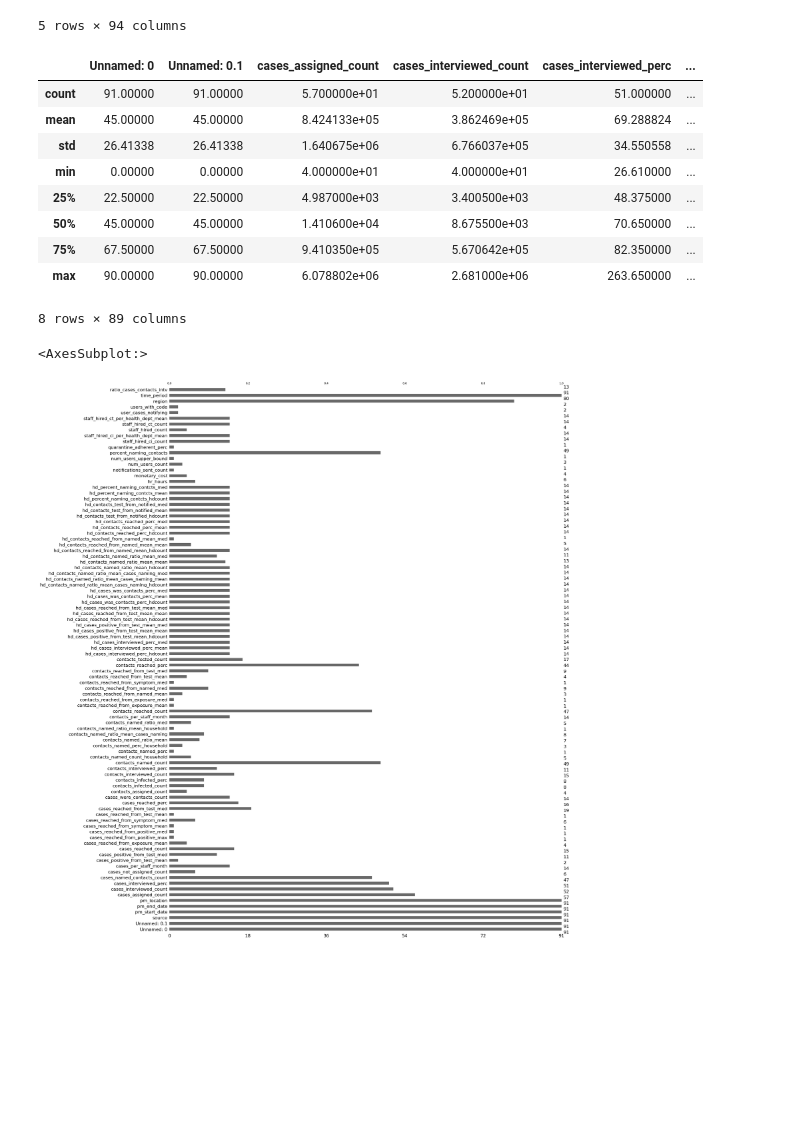
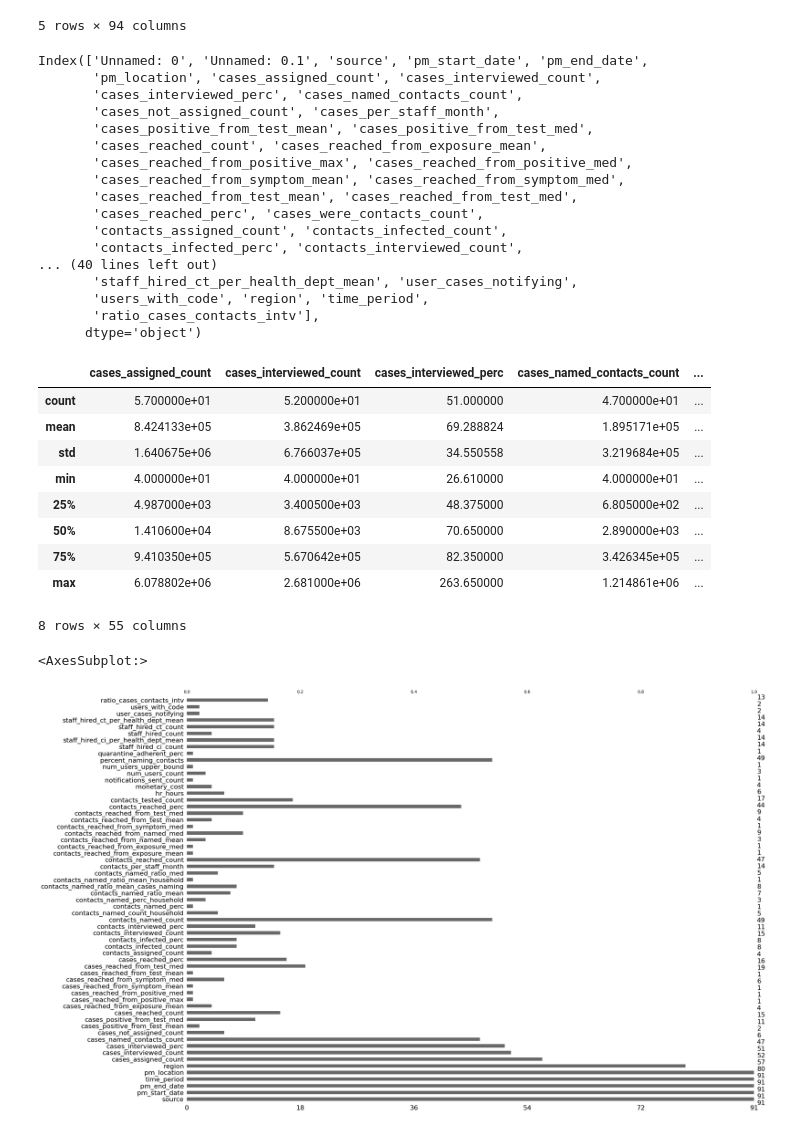
Before and after one commit to adam-s-elder/DEN_future, a Jupyter notebook: reporting/data_analysis.ipynb, the cells around one changed output. Cells and saved outputs as stored; diff of their text form; code cells hidden in the pictures; blank space fills up the shorter version.

```diff
--- a/reporting/data_analysis.ipynb
+++ b/reporting/data_analysis.ipynb
@@ -16,5 +16,23 @@ df.head()
 | 4 | 4 | 4 | A Patient-Initiated Digital COVID... | 2020-05-18 | 08/17/2020 | United States* | NaN | ... |
 5 rows × 94 columns
 # %%
-#df.columns
+df.columns
+# %% [output]
+Index(['Unnamed: 0', 'Unnamed: 0.1', 'source', 'pm_start_date', 'pm_end_date',
+       'pm_location', 'cases_assigned_count', 'cases_interviewed_count',
+       'cases_interviewed_perc', 'cases_named_contacts_count',
+       'cases_not_assigned_count', 'cases_per_staff_month',
+       'cases_positive_from_test_mean', 'cases_positive_from_test_med',
+       'cases_reached_count', 'cases_reached_from_exposure_mean',
+       'cases_reached_from_positive_max', 'cases_reached_from_positive_med',
+       'cases_reached_from_symptom_mean', 'cases_reached_from_symptom_med',
+       'cases_reached_from_test_mean', 'cases_reached_from_test_med',
+       'cases_reached_perc', 'cases_were_contacts_count',
+       'contacts_assigned_count', 'contacts_infected_count',
+       'contacts_infected_perc', 'contacts_interviewed_count',
+... (40 lines left out)
+       'staff_hired_ct_per_health_dept_mean', 'user_cases_notifying',
+       'users_with_code', 'region', 'time_period',
+       'ratio_cases_contacts_intv'],
+      dtype='object')
 # %%
@@ -61,26 +105,26 @@ cols_interest = ['source', 'pm_start_date', 'pm_end_date',
 df['ratio_cases_contacts_intv'] = df['cases_interviewed_count']/df['contacts_interviewed_count']
 # %%
 # data profiling
-df.describe()
+df[cols_interest].describe()
 # %% [output]
-|  | Unnamed: 0 | Unnamed: 0.1 | cases_assigned_count | cases_interviewed_count | cases_interviewed_perc | ... |
-| count | 91.00000 | 91.00000 | 5.700000e+01 | 5.200000e+01 | 51.000000 | ... |
-| mean | 45.00000 | 45.00000 | 8.424133e+05 | 3.862469e+05 | 69.288824 | ... |
-| std | 26.41338 | 26.41338 | 1.640675e+06 | 6.766037e+05 | 34.550558 | ... |
-| min | 0.00000 | 0.00000 | 4.000000e+01 | 4.000000e+01 | 26.610000 | ... |
-| 25% | 22.50000 | 22.50000 | 4.987000e+03 | 3.400500e+03 | 48.375000 | ... |
-| 50% | 45.00000 | 45.00000 | 1.410600e+04 | 8.675500e+03 | 70.650000 | ... |
-| 75% | 67.50000 | 67.50000 | 9.410350e+05 | 5.670642e+05 | 82.350000 | ... |
-| max | 90.00000 | 90.00000 | 6.078802e+06 | 2.681000e+06 | 263.650000 | ... |
+|  | cases_assigned_count | cases_interviewed_count | cases_interviewed_perc | cases_named_contacts_count | ... |
+| count | 5.700000e+01 | 5.200000e+01 | 51.000000 | 4.700000e+01 | ... |
+| mean | 8.424133e+05 | 3.862469e+05 | 69.288824 | 1.895171e+05 | ... |
+| std | 1.640675e+06 | 6.766037e+05 | 34.550558 | 3.219684e+05 | ... |
+| min | 4.000000e+01 | 4.000000e+01 | 26.610000 | 4.000000e+01 | ... |
+| 25% | 4.987000e+03 | 3.400500e+03 | 48.375000 | 6.805000e+02 | ... |
+| 50% | 1.410600e+04 | 8.675500e+03 | 70.650000 | 2.890000e+03 | ... |
+| 75% | 9.410350e+05 | 5.670642e+05 | 82.350000 | 3.426345e+05 | ... |
+| max | 6.078802e+06 | 2.681000e+06 | 263.650000 | 1.214861e+06 | ... |
-8 rows × 89 columns
+8 rows × 55 columns
 # %%
 # missingness map
 #msno.matrix(df[cols_interest], labels=True, label_rotation=90)
 #plt.show()
-msno.bar(df)
+msno.bar(df[cols_interest])
 # %% [output]
 <AxesSubplot:>
-[figure, old version]
+[figure, new version]
 # %%
 # data analysis
 # %%
```
Also changed, not shown: parts of 3 cells of this notebook, 5 other files.
